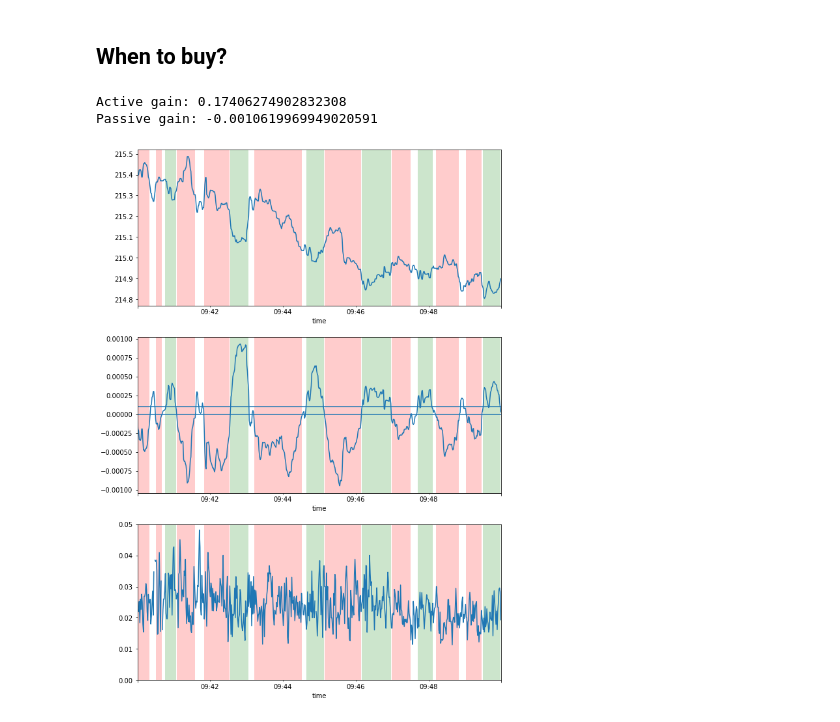
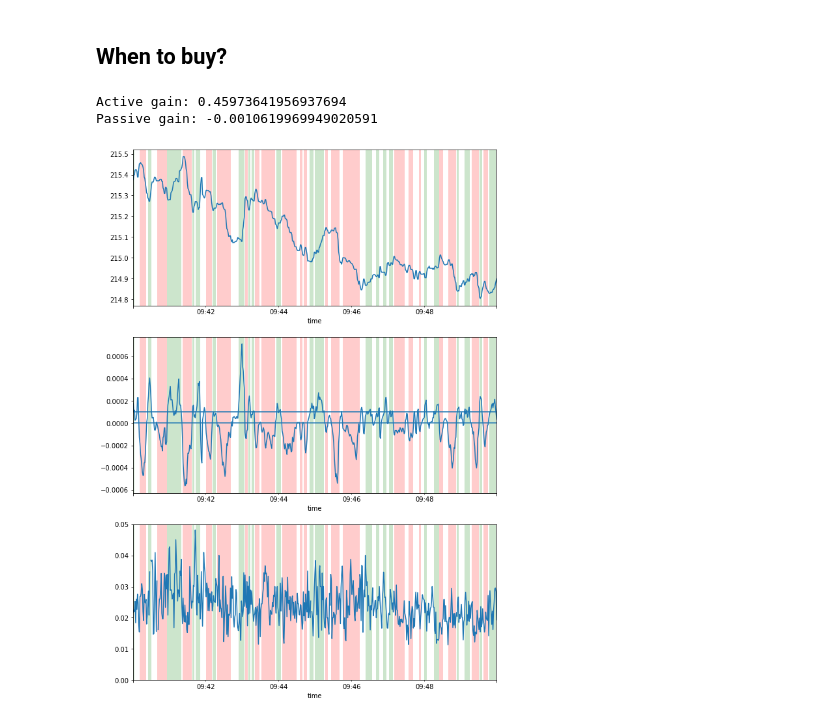
Before and after one commit to dwitvliet/project-stock-trading, a Jupyter notebook: sandbox.ipynb, the cells around one changed output. Cells and saved outputs as stored; diff of their text form; code cells hidden in the pictures.

```diff
--- a/sandbox.ipynb
+++ b/sandbox.ipynb
@@ -87,10 +87,10 @@ importlib.reload(performance_metrics)
 
 ticker = 'MSFT'
 periods_to_smooth_price = 3
-periods_in_future_to_predict = 30
+periods_in_future_to_predict = 10
 buy_threshold = 0.00005
 sell_threshold = 0
-min_hold_periods = 10
+min_hold_periods = 5
 
 examples = [
 #     (datetime.date(2020, 11, 23), datetime.time(9, 30), datetime.time(9, 40)),
@@ -114,7 +114,7 @@ for date, time_start, time_end in examples:
     price = mean_weighted_per_second.rename('price').to_frame().fillna(method='ffill')
     price['price'] = price['price'].rolling(periods_to_smooth_price).median()
 #     price['increase'] = (price['price_med'] - price['price_med'].shift(5)) / price['price_med'].shift(5)
-    price['future_price'] = price['price'].rolling(periods_in_future_to_predict, center=True).mean().shift(-periods_in_future_to_predict)
+    price['future_price'] = price['price'].rolling(periods_in_future_to_predict).mean().shift(-periods_in_future_to_predict)
     price['future_increase'] = (price['future_price']-price['price'])/price['price']
 
     price['prediction'] = -1
@@ -126,32 +126,32 @@ for date, time_start, time_end in examples:
     price.loc[small_fluctuations, 'prediction'] = 0
 
     performance_metrics.profits(price[['price', 'prediction']])
 
     price = price[(price.index.time > time_start) & (price.index.time < time_end)]
     asdf = asdf[(asdf.index.time > time_start) & (asdf.index.time < time_end)]
 
     fig, axes = plt.subplots(3, 1, figsize=(10, 15))
     price['price'].plot.line(ax=axes[0])
     grouped_by_predictions = price.groupby((price['prediction'].shift() != price['prediction']).cumsum())
     prediction_start = grouped_by_predictions['prediction'].head(1)
     preduction_end = grouped_by_predictions['prediction'].tail(1)
 
     price['future_increase'].plot.line(ax=axes[1])
     axes[1].axhline(0.0001)
     axes[1].axhline(0)
 
     asdf.plot.line(ax=axes[2])
     axes[2].set_ylim(0, 0.05)
     for ax in axes:
 #         ax.xaxis.set_major_locator(plticker.MultipleLocator(base=30.0))
         for start, end, prediction in zip(prediction_start.index, preduction_end.index, prediction_start):
             if prediction == 1:
                 ax.axvspan(start, end, color='green', alpha=0.2, lw=0)
             if prediction == -1:
                 ax.axvspan(start, end, color='red', alpha=0.2, lw=0)
 
     plt.show()
 # %% [output]
-Active gain: 0.17406274902832308
+Active gain: 0.45973641956937694
 Passive gain: -0.0010619969949020591
-[figure, old version]
+[figure, new version]
```
